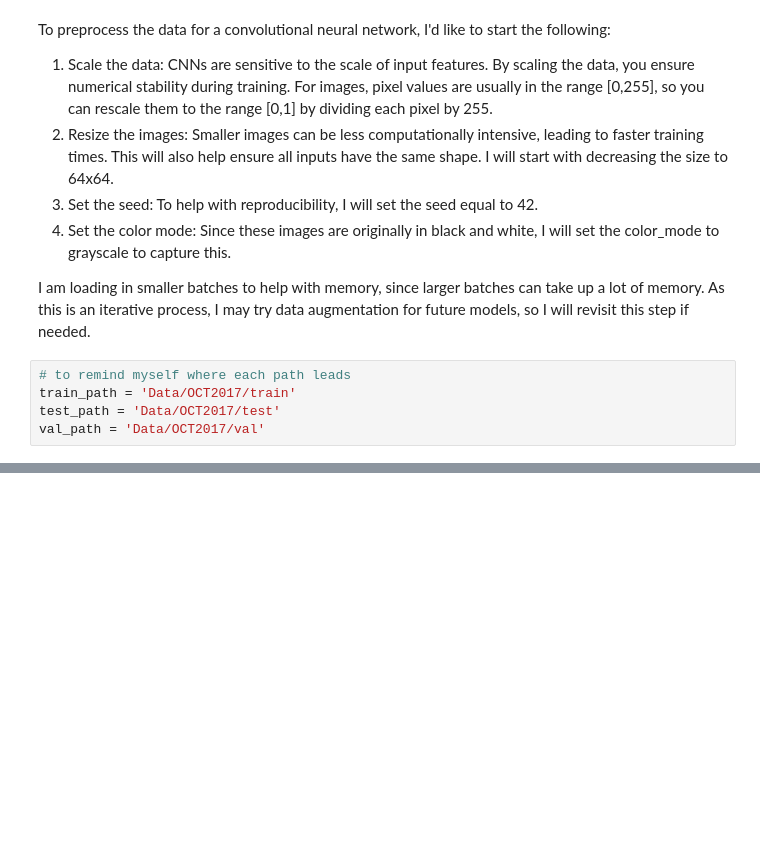
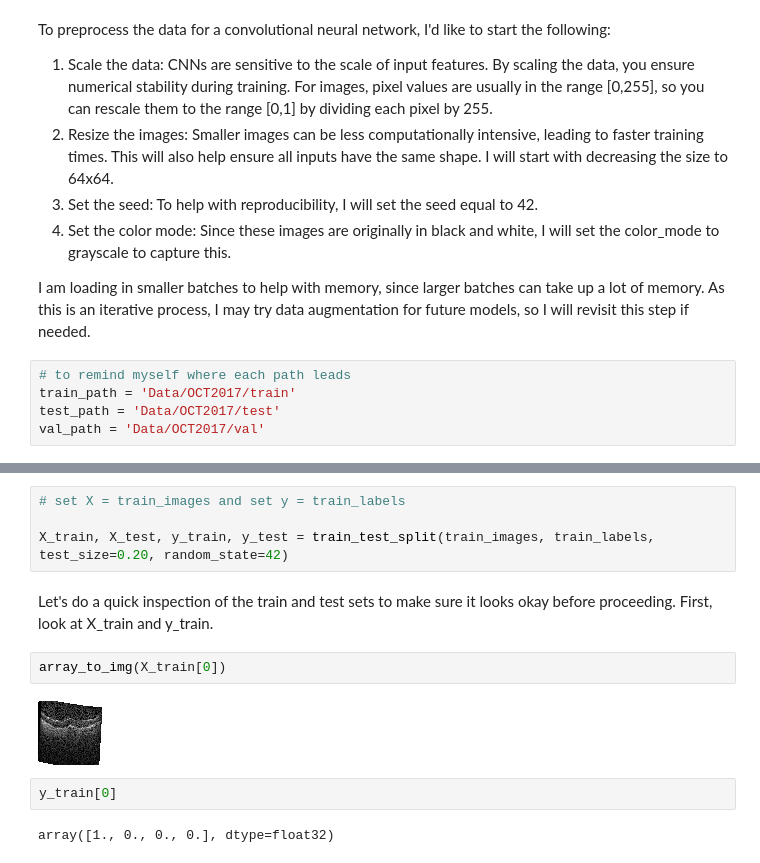
Before and after one commit to rachelhgoldstein/Retinal-OCT-Disease-Recognition, a Jupyter notebook: Working_Copy.ipynb, the cells around one changed output, grey strips where cells are left out. Drawn from its saved outputs; the diff is of its cells as text; blank space fills up the shorter version.

```diff
--- a/Working_Copy.ipynb
+++ b/Working_Copy.ipynb
@@ -297,0 +375,14 @@ Great! Let's check out the following to make sure everything was properly loaded
+# %%
+# set X = train_images and set y = train_labels
+
+X_train, X_test, y_train, y_test = train_test_split(train_images, train_labels, test_size=0.20, random_state=42)
+# %% [markdown]
+Let's do a quick inspection of the train and test sets to make sure it looks okay before proceeding. First, look at X_train and y_train.
+# %%
+array_to_img(X_train[0])
+# %% [output]
+[figure, added]
+# %%
+y_train[0]
+# %% [output]
+array([1., 0., 0., 0.], dtype=float32)
```
Also changed, not shown: parts of 41 cells of this notebook.
